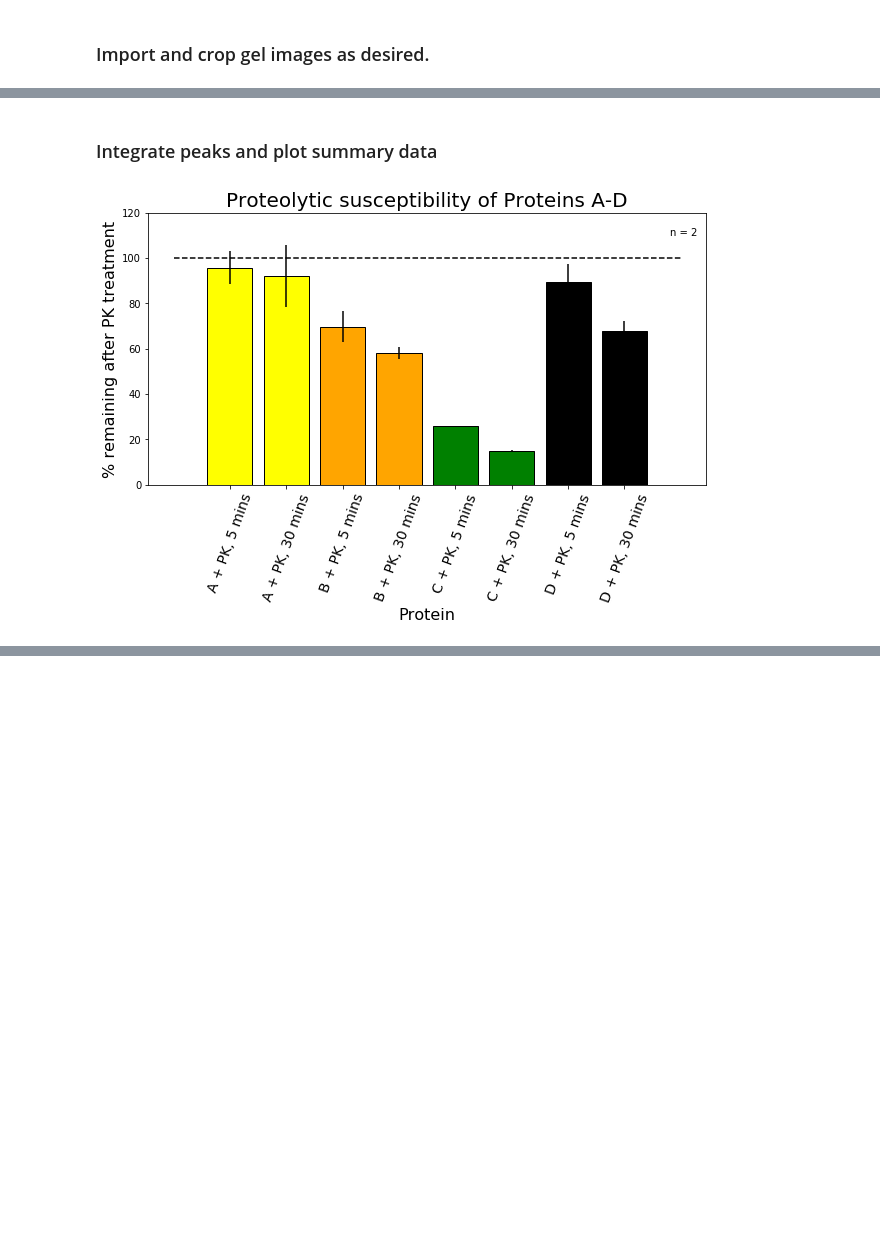
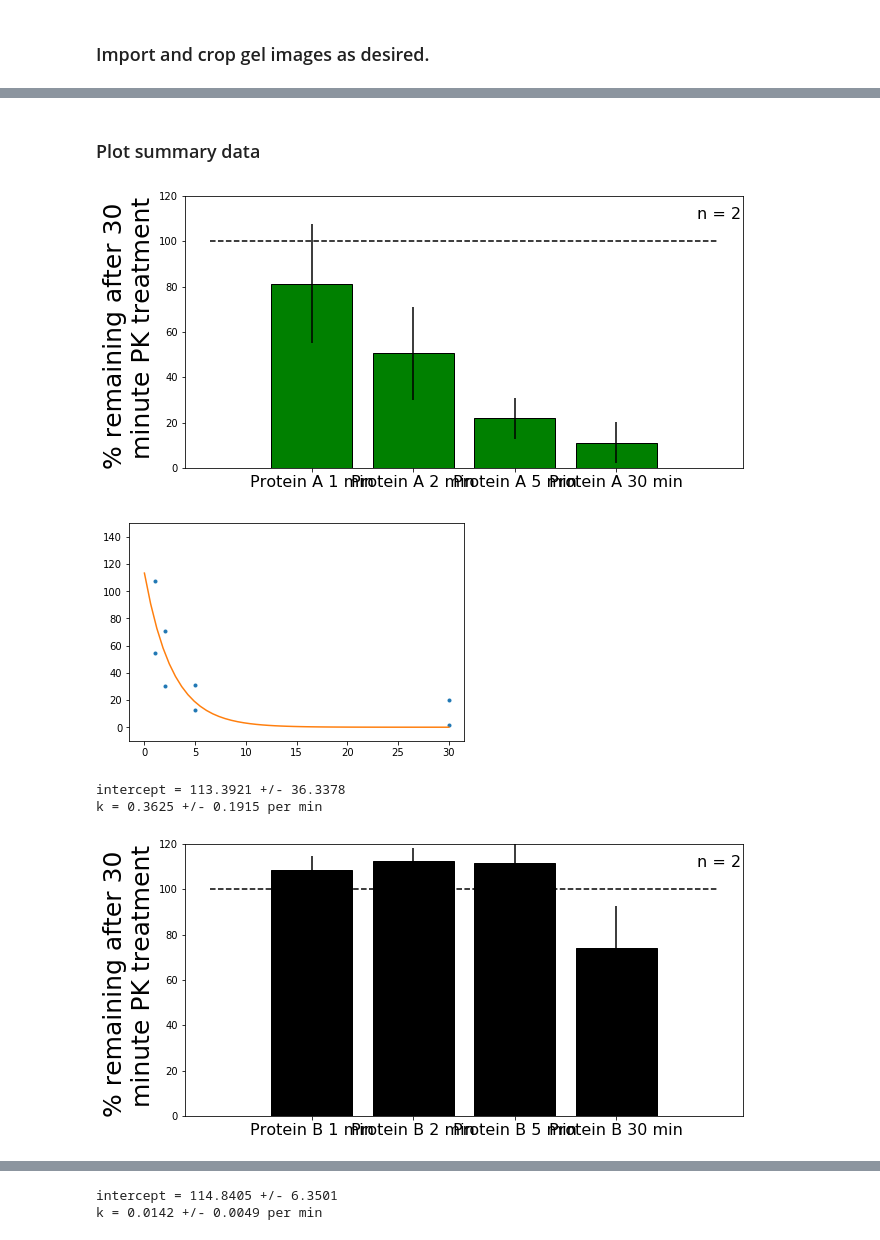
Before and after one commit to jharman25/bioimage_quant, a Jupyter notebook: notebook-example.ipynb, the cells around one changed output, grey strips where cells are left out. Cells and saved outputs as stored; diff of their text form; code cells hidden in the pictures; blank space fills up the shorter version.

```diff
--- a/notebook-example.ipynb
+++ b/notebook-example.ipynb
@@ -42,0 +37,16 @@ data2, bounds2 = gelquant.lane_parser(image2, 12, 4, 200, 250)
+# %%
+# You can use the bounds from above as an initial guess,
+# but you can also set your own peak boundaries (strongly encouraged).
+# plot_output allows for visual inspection of selected boundaries.
+# area_integrator captures the peak areas as a percentage of
+# the first band in each experiment for comparison.
+
+bounds1 = [75, 155]
+bounds2 = [75, 145]
+bounds3 = [70, 140]
+bounds4 = [70, 140]
+
+percentages1 = gelquant.area_integrator(data1, bounds1, 1, plot_output=True)
+percentages2 = gelquant.area_integrator(data2, bounds2, 1, plot_output=True)
+percentages3 = gelquant.area_integrator(data3, bounds3, 1, plot_output=True)
+percentages4 = gelquant.area_integrator(data4, bounds4, 1, plot_output=True)
@@ -43,26 +67,32 @@ data2, bounds2 = gelquant.lane_parser(image2, 12, 4, 200, 250)
 # %% [markdown]
-### Integrate peaks and plot summary data
+### Plot summary data
 # %%
-# pipe the data and calculated band boundaries into the gelquant area integrator.
-# once again, provide the number of unique protein groups.
-
-percentages1 = gelquant.area_integrator(data1, bounds1, 4)
-percentages2 = gelquant.area_integrator(data2, bounds2, 4)
-
 # for replicates, such as the two we have in the example images, you can define the dataset as follows:
 
-datasets = [percentages1, percentages2]
+a_data = [percentages1, percentages2]
+b_data = [percentages3, percentages4]
 
-# specify labels and a list of colors for your summary plot.
+# specify labels, timepoints, and a list of colors for summary plots.
 # The 0 time point is omitted automatically since the purpose of this dataset was
 # to quantify % protein remaining after protease treatment.
 
-labels = ["A + PK, 5 mins", "A + PK, 30 mins", "B + PK, 5 mins", "B + PK, 30 mins",
-          "C + PK, 5 mins", "C + PK, 30 mins", "D + PK, 5 mins", "D + PK, 30 mins"]
-colorlist = ["yellow", "yellow", "orange", "orange", "green", "green", "black", "black"]
+timepoints = [1,2,5,30]
 
-# pipe the datasets, labels, and colorlist into summary plotter and view your results!
+a_labels = ["Protein A 1 min", "Protein A 2 min", "Protein A 5 min", "Protein A 30 min"]
+a_colorlist = ["green"]
 
-df = gelquant.summary_plotter(datasets, labels, colorlist)
+b_labels = ["Protein B 1 min", "Protein B 2 min", "Protein B 5 min", "Protein B 30 min"]
+b_colorlist = ["black"]
+
+# pipe the datasets, labels, timepoints, and colorlist into summary plotter.
+# An exponential decay fit has been included here as well, although in
+# this example the fit is rather poor.
+
+a_df, a_popt, a_perr = gelquant.summary_data(a_data, a_labels, timepoints, a_colorlist)
+b_df, b_popt, b_perr = gelquant.summary_data(b_data, b_labels, timepoints, b_colorlist)
 # %% [output]
-[figure, old version]
+[figure, new version]
+[figure, added]
+intercept = 113.3921 +/- 36.3378
+k = 0.3625 +/- 0.1915 per min
+[figure, added]
@@ -68,0 +100,2 @@ df = gelquant.summary_plotter(datasets, labels, colorlist)
+intercept = 114.8405 +/- 6.3501
+k = 0.0142 +/- 0.0049 per min
```
Also changed, not shown: parts of 6 cells of this notebook, 4 other files.
